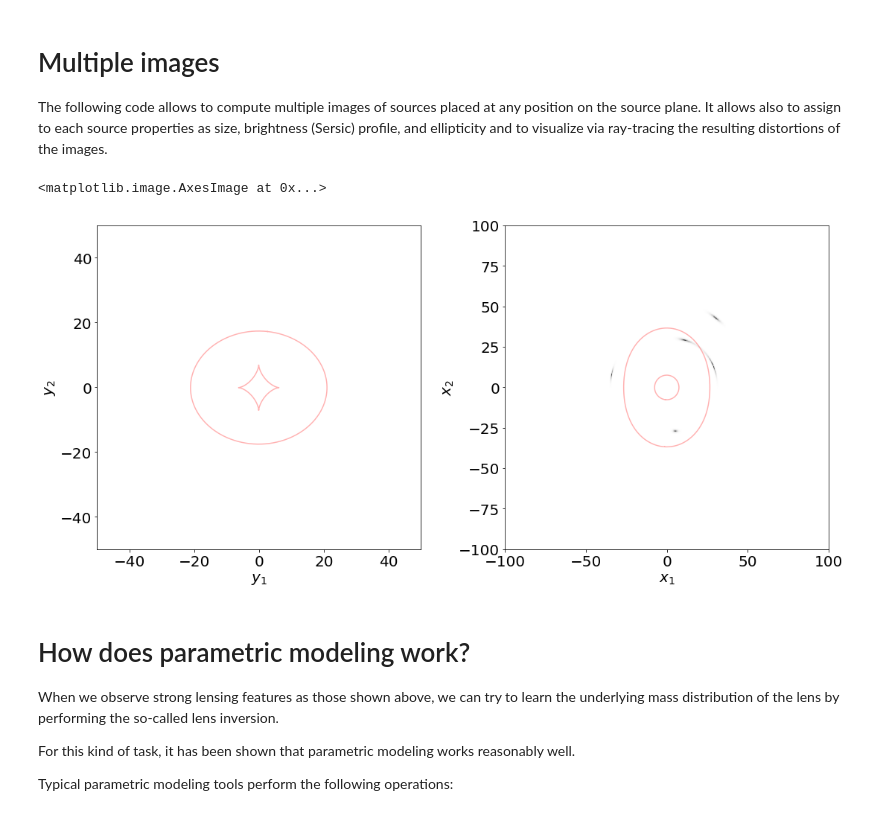
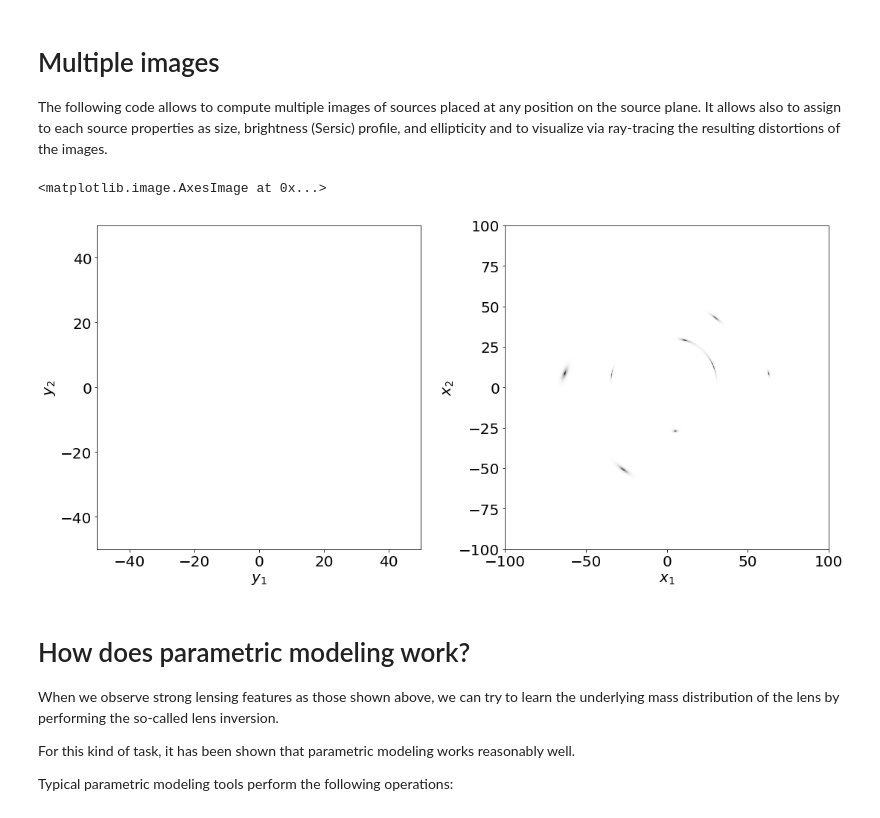
Before and after one commit to maxmen/ScuolaMilano, a Jupyter notebook: SLtutorial.ipynb, the cells around one changed output. Cells and saved outputs as stored; diff of their text form; code cells hidden in the pictures.

```diff
--- a/SLtutorial.ipynb
+++ b/SLtutorial.ipynb
@@ -1741,9 +1741,7 @@ npix=1024.0 # n of pixels covering the FOV
 df_true=psie(size=size,npix=npix,**kwargs_lens_true)
 
 fig,ax=plt.subplots(1,2,figsize=(18,8))
-# plot the critical lines and the caustics in separate panels
-df_true.clines(ax=ax[1],alpha=0.3)
-df_true.caustics(ax=ax[0],alpha=0.3)
+
 
 ax[0].set_xlim([-size/4.,size/4.])
 ax[0].set_ylim([-size/4.,size/4.])
@@ -1759,39 +1757,68 @@ for i in range(2):
     ax[i].yaxis.set_tick_params(labelsize=20)
     ax[i].set_aspect('equal')
 
 
 # now define the unlensed source and the corresponding lensed version
 kwargs_source={'q': 0.5,'re': 0.6, 'pa': np.pi, 'n': 1,'ys1': -1.7, 'ys2': 1.9}
 #kwargs_source={'q': 0.5,'re': 0.6, 'pa': np.pi, 'n': 1,'ys1': -2.7, 'ys2': 3.9}
 se_unlensed=sersic(size,npix,**kwargs_source)
 se=sersic(size,npix,gl=df_true,**kwargs_source)
 
 # find the location of the multiple images via grid searching
 xi1,xi2=df_true.find_images(kwargs_source['ys1'],kwargs_source['ys2'])
 
 # save images of the lensed source and of its images in separate arrays
 image_lensed=se.image
 image_unlensed=se_unlensed.image
 
 # just for fun: perform the same operations with a second source
 kwargs_source1={'q': 0.5,'re': 1.0, 'pa': np.pi/4, 'n': 1,'ys1': 9.8, 'ys2': 19.4}
 se_unlensed=sersic(size,npix,**kwargs_source1)
 se=sersic(size,npix,gl=df_true,**kwargs_source1)
 xe1,xe2=df_true.find_images(kwargs_source1['ys1'],kwargs_source1['ys2'])
 image_lensed=image_lensed+se.image
 image_unlensed=image_unlensed+se_unlensed.image
 
+kwargs_source1={'q': 0.5,'re': 1.4, 'pa': np.pi*1.2, 'n': 1,'ys1': -10., 'ys2': -25}
+se_unlensed=sersic(size,npix,**kwargs_source1)
+se=sersic(size,npix,gl=df_true,**kwargs_source1)
+xe11,xe12=df_true.find_images(kwargs_source1['ys1'],kwargs_source1['ys2'])
+image_lensed=image_lensed+se.image
+image_unlensed=image_unlensed+se_unlensed.image
+
+kwargs_source1={'q': 0.5,'re': 1.9, 'pa': np.pi*0.8, 'n': 1,'ys1': -30., 'ys2': 5}
+se_unlensed=sersic(size,npix,**kwargs_source1)
+se=sersic(size,npix,gl=df_true,**kwargs_source1)
+xe21,xe22=df_true.find_images(kwargs_source1['ys1'],kwargs_source1['ys2'])
+image_lensed=image_lensed+se.image
+image_unlensed=image_unlensed+se_unlensed.image
+
+kwargs_source1={'q': 0.5,'re': 0.8, 'pa': np.pi*0.1, 'n': 1,'ys1': 30., 'ys2': 5}
+se_unlensed=sersic(size,npix,**kwargs_source1)
+se=sersic(size,npix,gl=df_true,**kwargs_source1)
+xe31,xe32=df_true.find_images(kwargs_source1['ys1'],kwargs_source1['ys2'])
+image_lensed=image_lensed+se.image
+image_unlensed=image_unlensed+se_unlensed.image
+
 # plot the results
-#--- TO BE UNCOMMENTED---
+ax[1].imshow(image_lensed,origin='lower',extent=[-se.size/2,se.size/2,-se.size/2,se.size/2],cmap='gray_r',zorder=1)
+
+
+#--- TO BE UNCOMMENTED 1---
 #ax[0].imshow(image_unlensed,origin='lower',extent=[-se.size/2,se.size/2,-se.size/2,se.size/2],cmap='gray_r',zorder=1)
+#df_true.clines(ax=ax[1],alpha=0.3)
+#df_true.caustics(ax=ax[0],alpha=0.3)
 
-ax[1].imshow(image_lensed,origin='lower',extent=[-se.size/2,se.size/2,-se.size/2,se.size/2],cmap='gray_r',zorder=1)
-#--- TO BE UNCOMMENTED---
-#ax[1].plot(xe1,xe2,'o',color='red',alpha=0.8)
-#ax[1].plot(xi1,xi2,'o',color='orange',alpha=0.8)
+
+#--- TO BE UNCOMMENTED 2---
+#ax[1].plot(xi1,xi2,'o',color='red',alpha=0.8)
+#ax[1].plot(xe1,xe2,'o',color='orange',alpha=0.8)
+#ax[1].plot(xe11,xe12,'o',color='green',alpha=0.8)
+#ax[1].plot(xe21,xe22,'o',color='blue',alpha=0.8)
+#ax[1].plot(xe31,xe32,'o',color='purple',alpha=0.8)
 # %% [output]
 <matplotlib.image.AxesImage at 0x...>
-[figure, old version]
+[figure, new version]
 # %% [markdown]
 # How does parametric modeling work?
 
```
Also changed, not shown: parts of 4 cells of this notebook.
